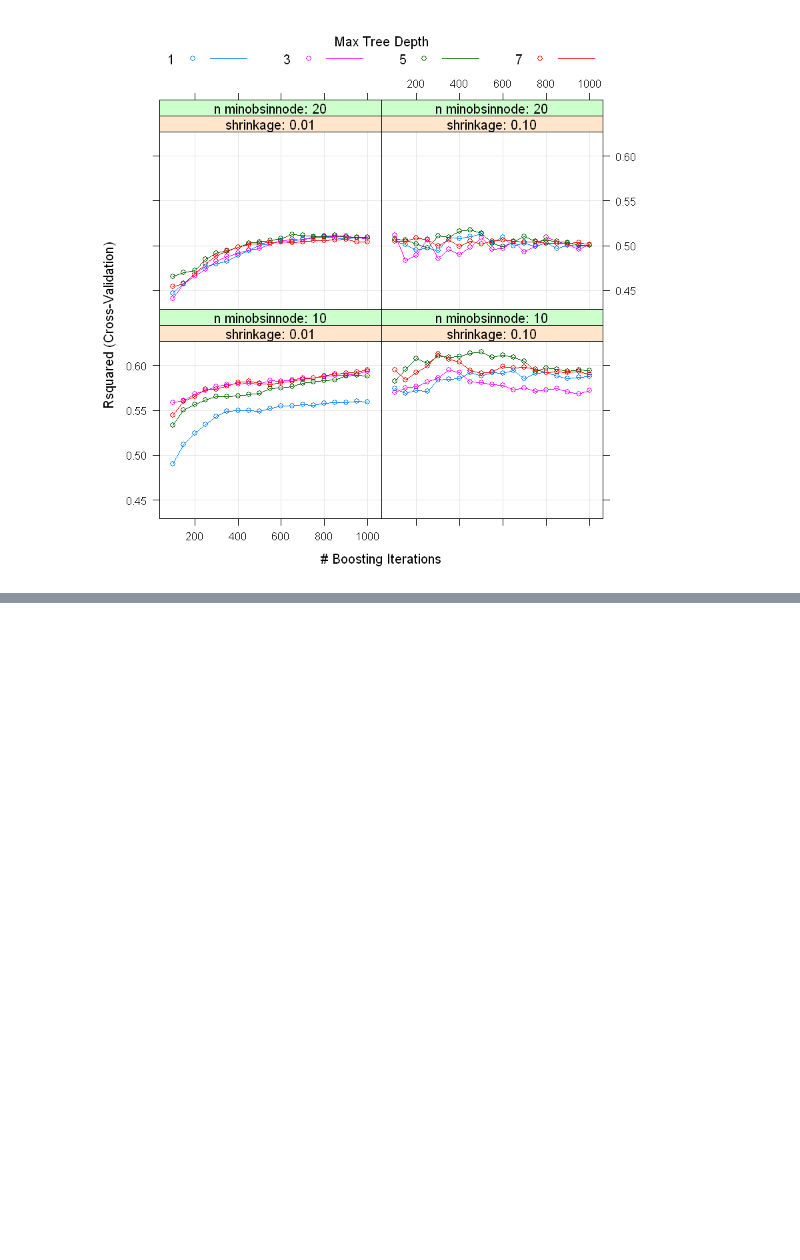
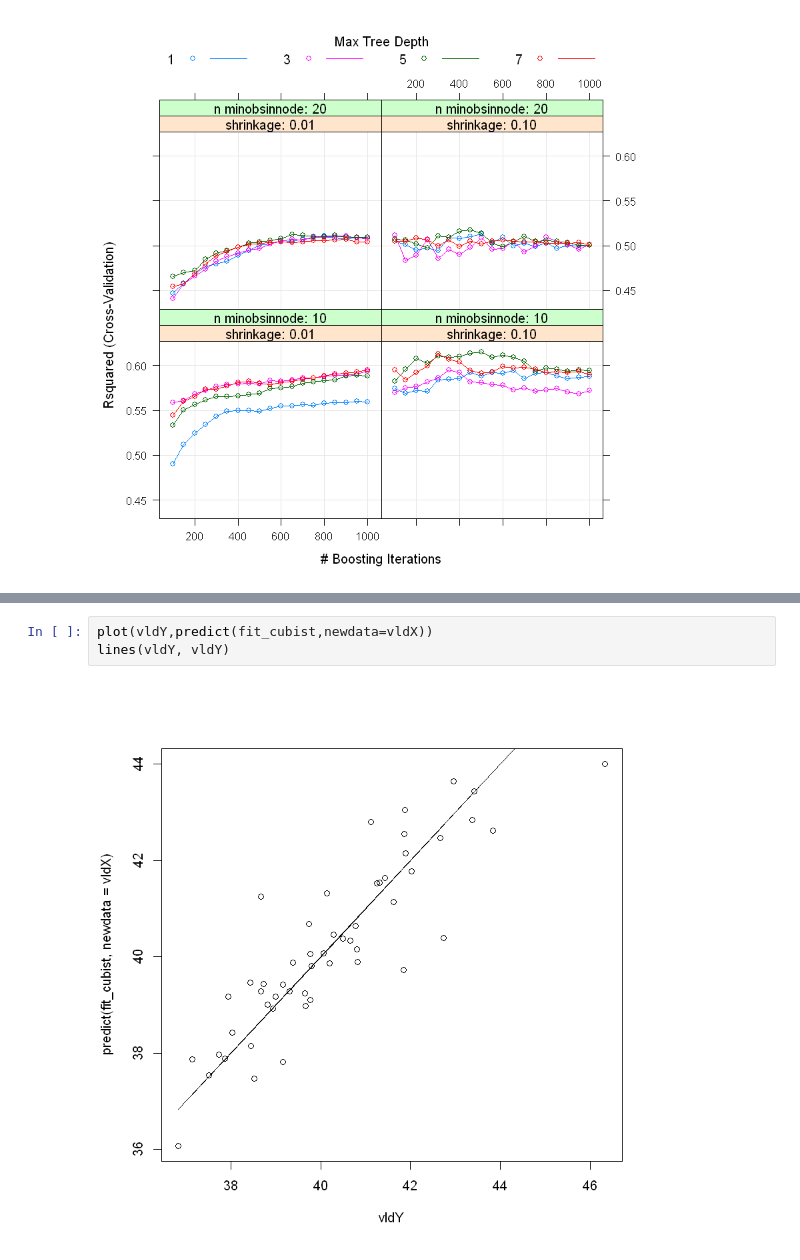
Before and after one commit to Randallzoeng/BookClub, a Jupyter notebook: AppliedPredictiveModeling/Chap. 8 Exercises.ipynb, the cells around one changed output, grey strips where cells are left out. Cells and saved outputs as stored; diff of their text form; blank space fills up the shorter version.

```diff
--- a/AppliedPredictiveModeling/Chap. 8 Exercises.ipynb
+++ b/AppliedPredictiveModeling/Chap. 8 Exercises.ipynb
@@ -468,0 +577,5 @@ plot(fit_gbm)
+# %%
+plot(vldY,predict(fit_cubist,newdata=vldX))
+lines(vldY, vldY)
+# %% [output]
+[figure, added]
```
Also changed, not shown: parts of 14 cells of this notebook.
